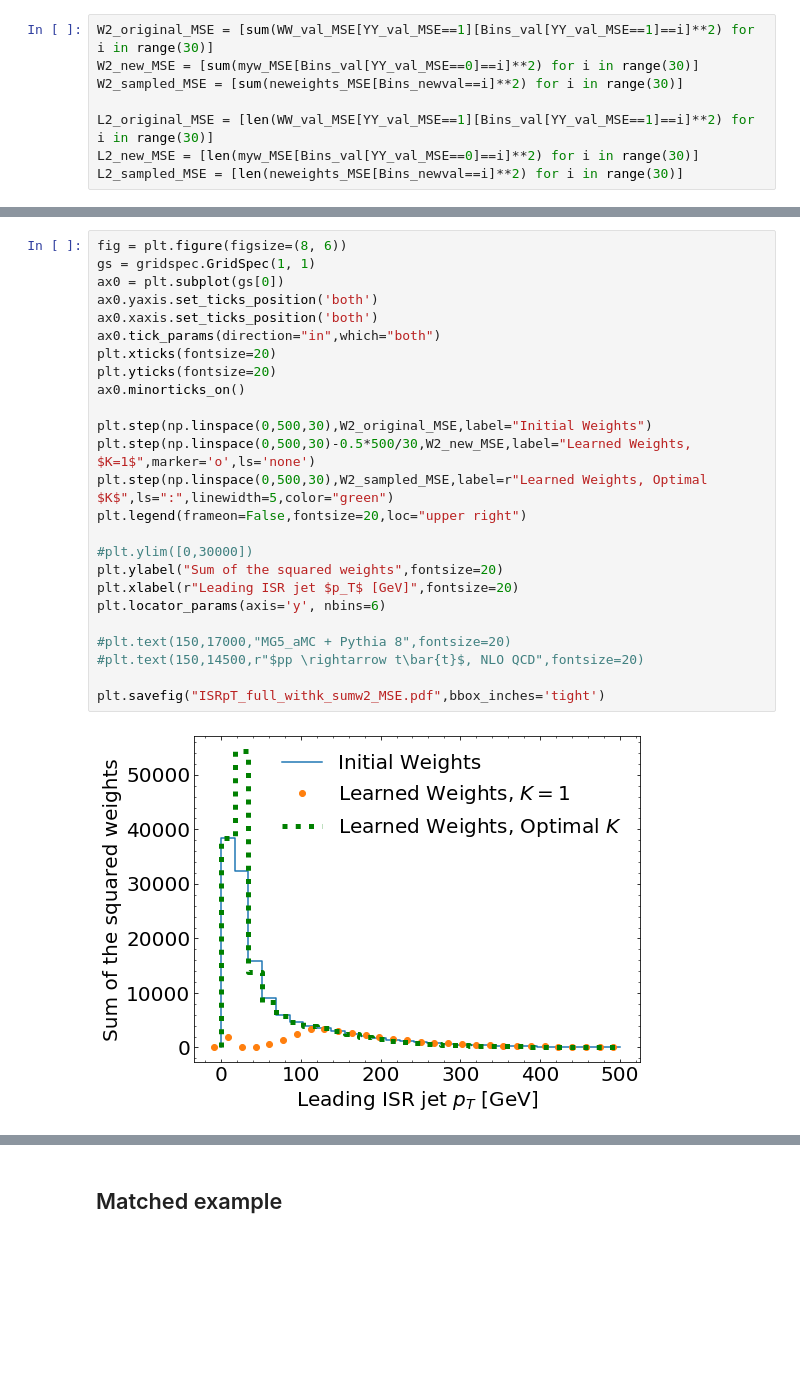
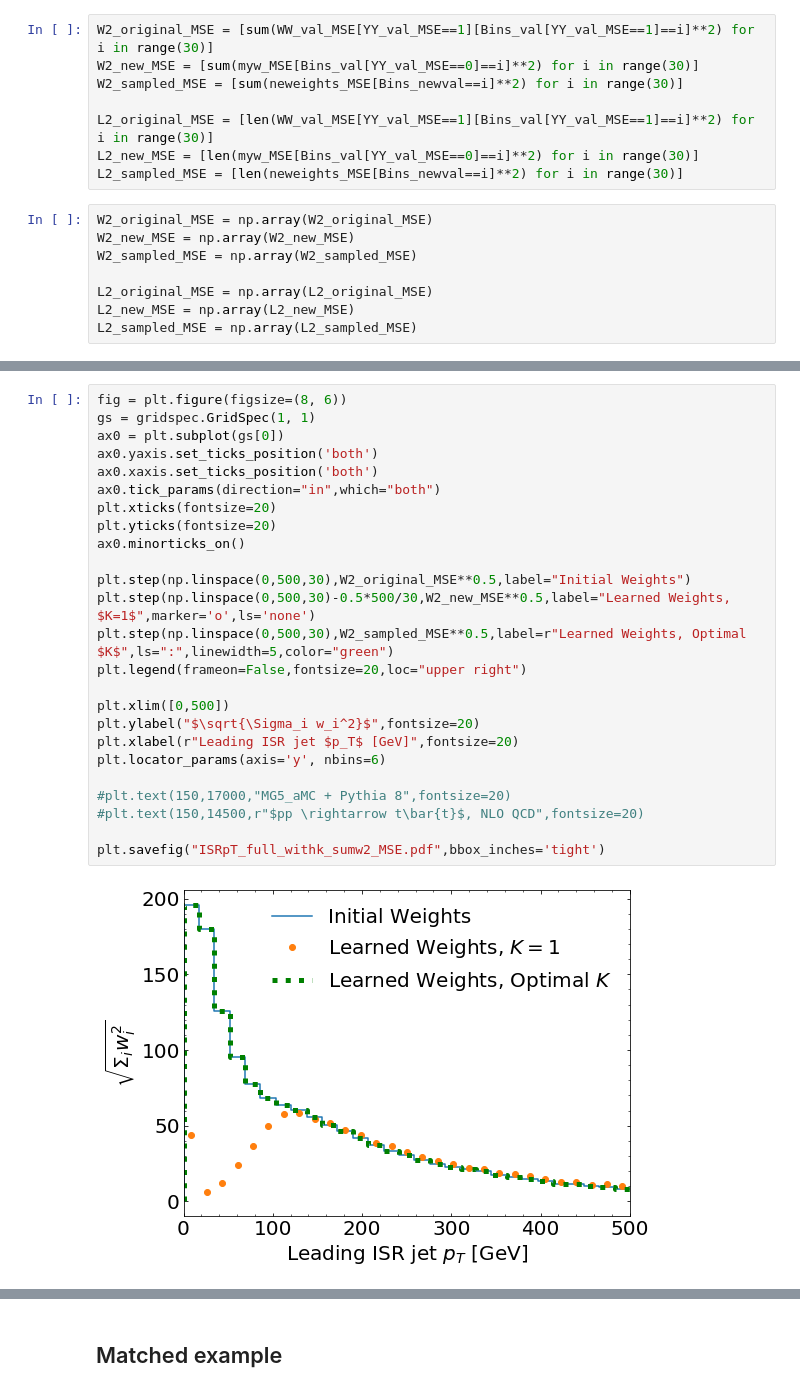
Before and after one commit to bnachman/NeuralPositiveResampler, a Jupyter notebook: TopQuarksExample.ipynb, the cells around one changed output, grey strips where cells are left out. Cells and saved outputs as stored; diff of their text form; blank space fills up the shorter version.

```diff
--- a/TopQuarksExample.ipynb
+++ b/TopQuarksExample.ipynb
@@ -627,3 +596,11 @@ W2_sampled_MSE = [sum(neweights_MSE[Bins_newval==i]**2) for i in range(30)]
 L2_original_MSE = [len(WW_val_MSE[YY_val_MSE==1][Bins_val[YY_val_MSE==1]==i]**2) for i in range(30)]
 L2_new_MSE = [len(myw_MSE[Bins_val[YY_val_MSE==0]==i]**2) for i in range(30)]
 L2_sampled_MSE = [len(neweights_MSE[Bins_newval==i]**2) for i in range(30)]
+# %%
+W2_original_MSE = np.array(W2_original_MSE)
+W2_new_MSE = np.array(W2_new_MSE)
+W2_sampled_MSE = np.array(W2_sampled_MSE)
+
+L2_original_MSE = np.array(L2_original_MSE)
+L2_new_MSE = np.array(L2_new_MSE)
+L2_sampled_MSE = np.array(L2_sampled_MSE)
@@ -630,30 +652,30 @@ L2_sampled_MSE = [len(neweights_MSE[Bins_newval==i]**2) for i in range(30)]
 # %%
 fig = plt.figure(figsize=(8, 6))
 gs = gridspec.GridSpec(1, 1)
 ax0 = plt.subplot(gs[0])
 ax0.yaxis.set_ticks_position('both')
 ax0.xaxis.set_ticks_position('both')
 ax0.tick_params(direction="in",which="both")
 plt.xticks(fontsize=20)
 plt.yticks(fontsize=20)
 ax0.minorticks_on()
 
-plt.step(np.linspace(0,500,30),W2_original_MSE,label="Initial Weights")
-plt.step(np.linspace(0,500,30)-0.5*500/30,W2_new_MSE,label="Learned Weights, $K=1$",marker='o',ls='none')
-plt.step(np.linspace(0,500,30),W2_sampled_MSE,label=r"Learned Weights, Optimal $K$",ls=":",linewidth=5,color="green")
+plt.step(np.linspace(0,500,30),W2_original_MSE**0.5,label="Initial Weights")
+plt.step(np.linspace(0,500,30)-0.5*500/30,W2_new_MSE**0.5,label="Learned Weights, $K=1$",marker='o',ls='none')
+plt.step(np.linspace(0,500,30),W2_sampled_MSE**0.5,label=r"Learned Weights, Optimal $K$",ls=":",linewidth=5,color="green")
 plt.legend(frameon=False,fontsize=20,loc="upper right")
 
-#plt.ylim([0,30000])
-plt.ylabel("Sum of the squared weights",fontsize=20)
+plt.xlim([0,500])
+plt.ylabel("$\sqrt{\Sigma_i w_i^2}$",fontsize=20)
 plt.xlabel(r"Leading ISR jet $p_T$ [GeV]",fontsize=20)
 plt.locator_params(axis='y', nbins=6)
 
 #plt.text(150,17000,"MG5_aMC + Pythia 8",fontsize=20)
 #plt.text(150,14500,r"$pp \rightarrow t\bar{t}$, NLO QCD",fontsize=20)
 
 plt.savefig("ISRpT_full_withk_sumw2_MSE.pdf",bbox_inches='tight')
 # %% [output]
-[figure, old version]
+[figure, new version]
 # %%
 fig = plt.figure(figsize=(8, 6))
 gs = gridspec.GridSpec(1, 1)
```
Also changed, not shown: parts of 12 cells of this notebook, 1 other file.
